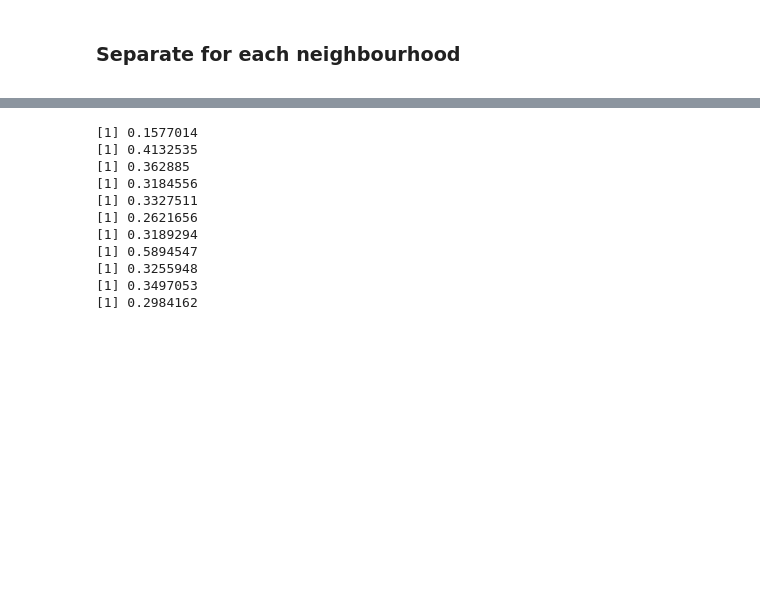
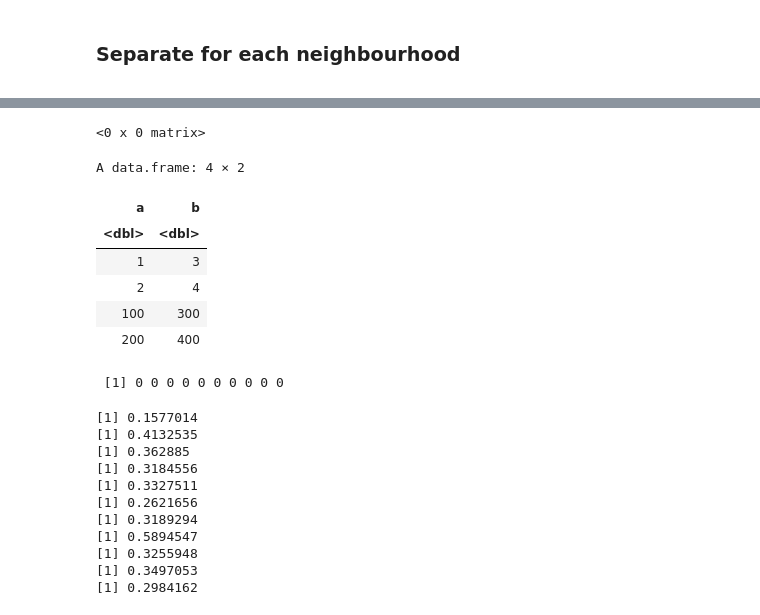
Before and after one commit to amahaj02/WIDS-Case-Comp, a Jupyter notebook: sidd.ipynb, the cells around one changed output, grey strips where cells are left out. Drawn from its saved outputs; the diff is of its cells as text; code cells hidden in the pictures; blank space fills up the shorter version.

```diff
--- a/sidd.ipynb
+++ b/sidd.ipynb
@@ -273,3 +468,26 @@ ERROR: Error in rep.int(c(1, numeric(n)), n - 1L): invalid 'times' value
+# %%
+d <- data.frame()
+d
+d1 <- data.frame(c(1,2), c(3,4))
+colnames(d1) <- c("a", "b")
+d <- rbind(d, d1)
+d2 <- data.frame(c(100,200), c(300,400))
+colnames(d2) <- c("a", "b")
+d <- rbind(d, d2)
+d
+# %% [output]
+<0 x 0 matrix>
+A data.frame: 4 × 2
+| a | b |
+| <dbl> | <dbl> |
+| 1 | 3 |
+| 2 | 4 |
+| 100 | 300 |
+| 200 | 400 |
+# %%
+rep(0, each = 10)
+# %% [output]
+ [1] 0 0 0 0 0 0 0 0 0 0
 # %%
 neighs <- c("Downtown Eastside", "Dunbar Southlands", "Grandview-Woodland", "Killarney", "Kitsilano",
             "Marpole", "Mount Pleasant", "Oakridge", "West End", "West Point Grey", "Other")
```
Also changed, not shown: parts of 7 cells of this notebook.
